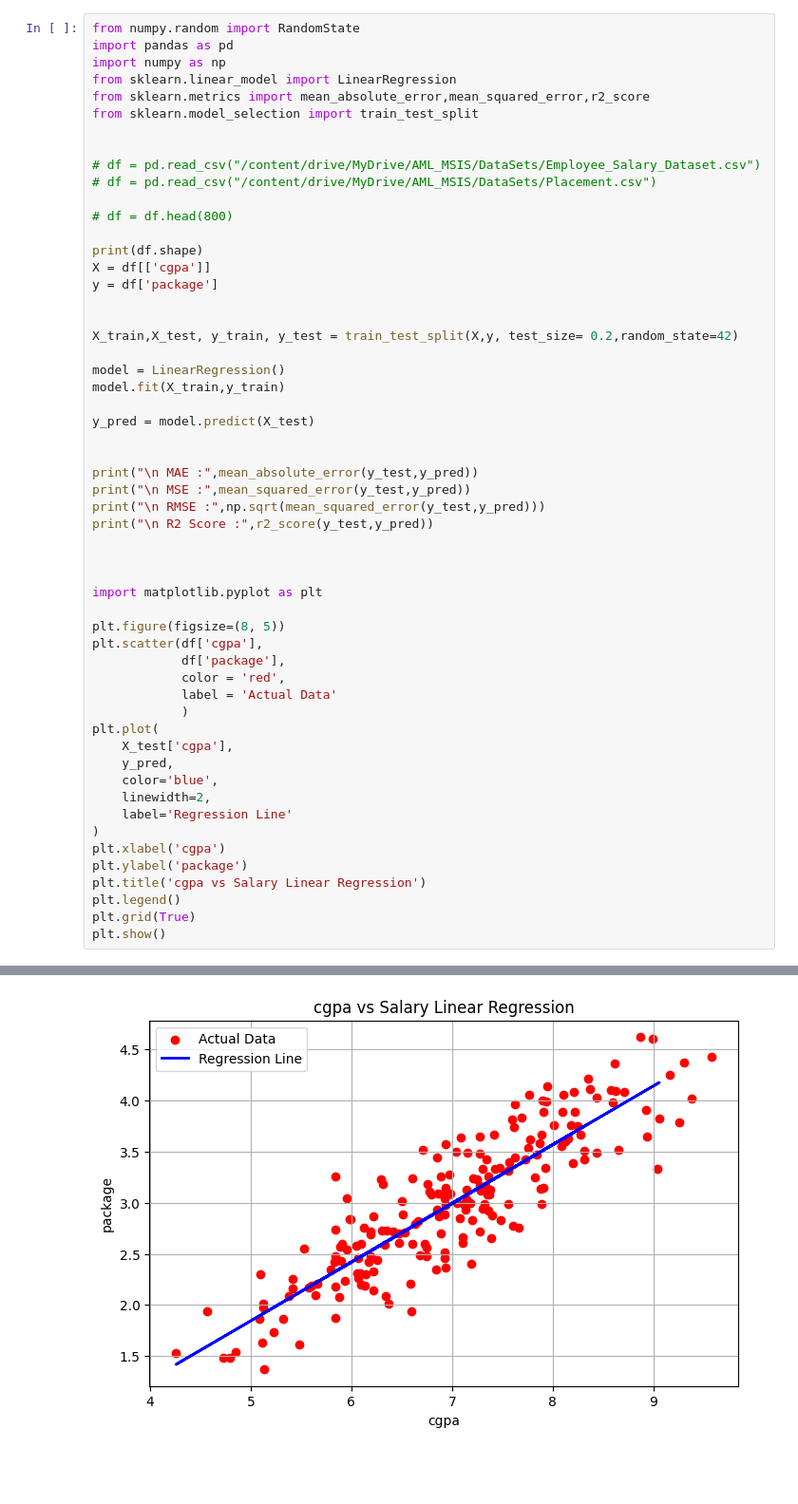
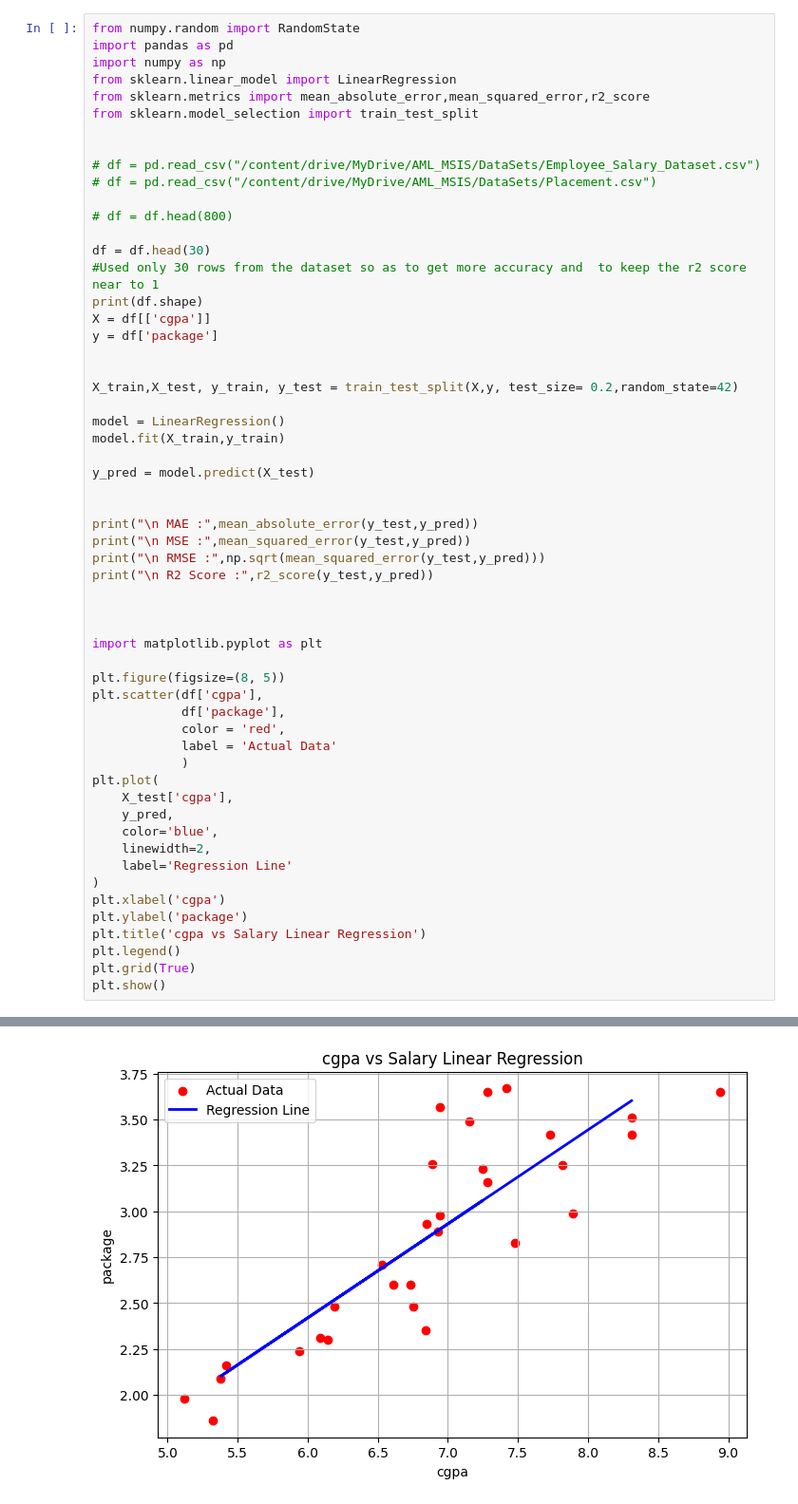
Before and after one commit to dhanusherramuri/AML_MSIS, a Jupyter notebook: AML_LAB_6(08-09-2026).ipynb, the cells around one changed output, grey strips where cells are left out. Shown at 95% size. Saved outputs shown, nothing was run; the diff lists cells and outputs as text; blank space fills up the shorter version.

```diff
--- a/AML_LAB_6(08-09-2026).ipynb
+++ b/AML_LAB_6(08-09-2026).ipynb
@@ -62,6 +62,8 @@ from sklearn.model_selection import train_test_split
 
 # df = df.head(800)
 
+df = df.head(30)
+#Used only 30 rows from the dataset so as to get more accuracy and  to keep the r2 score near to 1
 print(df.shape)
 X = df[['cgpa']]
 y = df['package']
@@ -116 +118 @@ plt.show()
-[figure, old version]
+[figure, new version]
```
Also changed, not shown: parts of 2 cells of this notebook.
